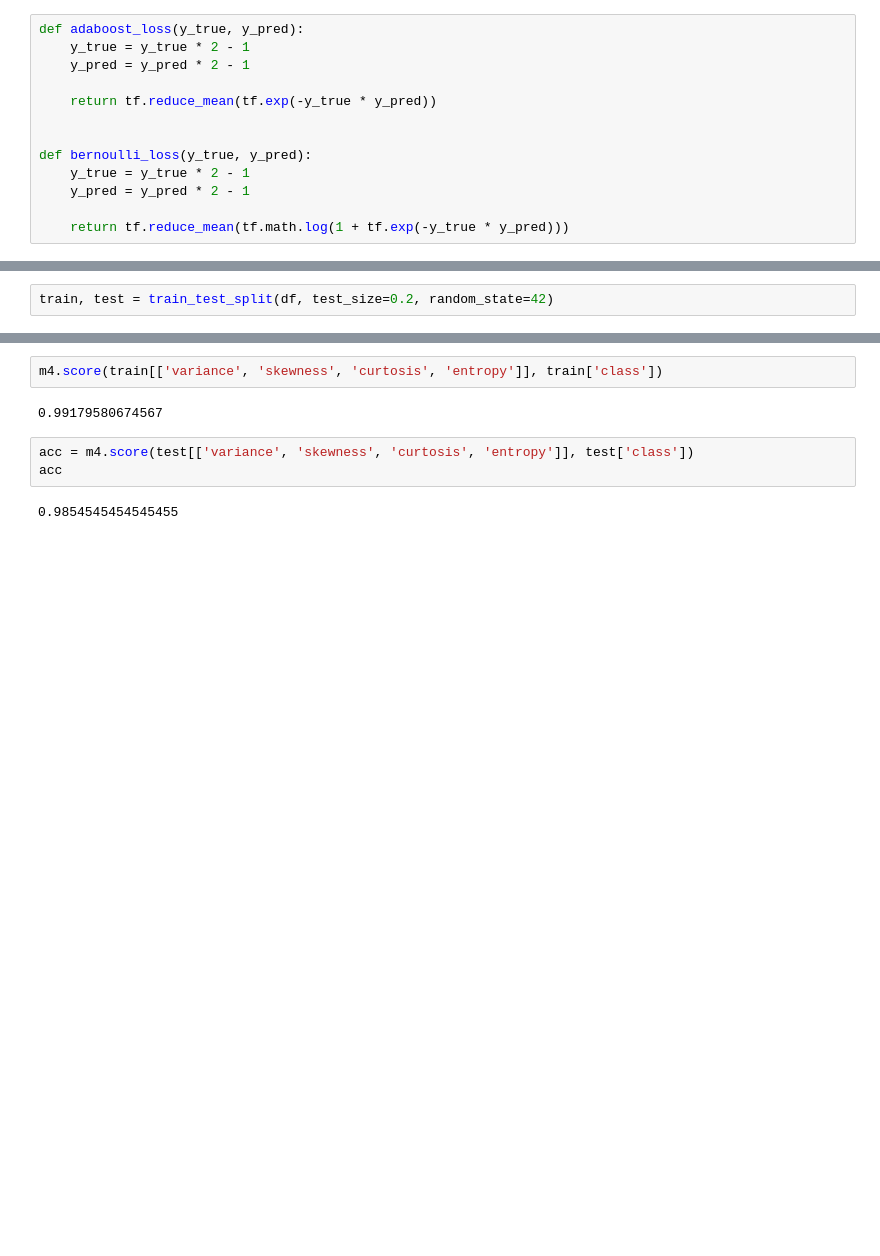
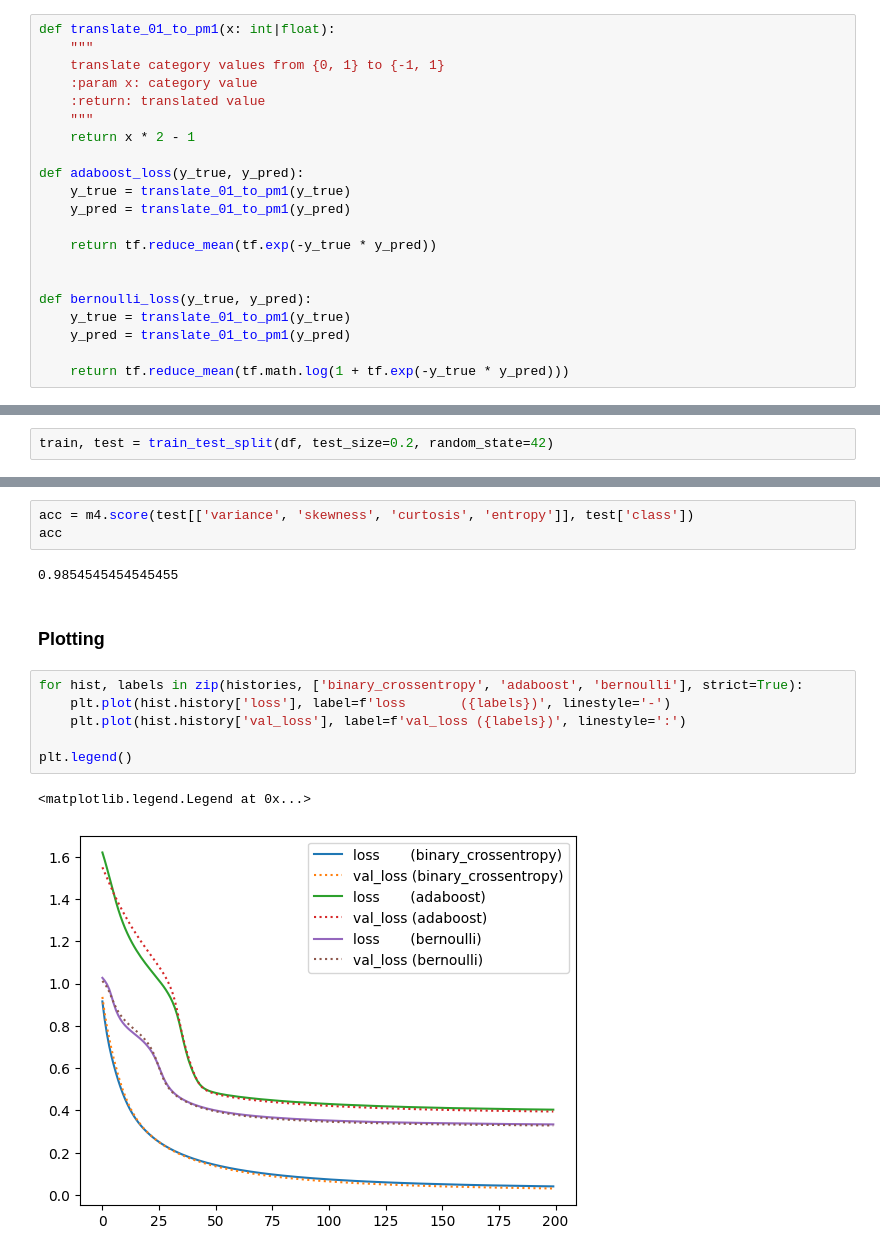
Before and after one commit to varCODEx/labs-ml-t7-2, a Jupyter notebook: main.ipynb, the cells around one changed output, grey strips where cells are left out. Drawn from its saved outputs; the diff is of its cells as text; blank space fills up the shorter version.

```diff
--- a/main.ipynb
+++ b/main.ipynb
@@ -22,14 +49,22 @@ df['class'].value_counts()
 # %%
+def translate_01_to_pm1(x: int|float):
+    """
+    translate category values from {0, 1} to {-1, 1}
+    :param x: category value
+    :return: translated value
+    """
+    return x * 2 - 1
+
 def adaboost_loss(y_true, y_pred):
-    y_true = y_true * 2 - 1
-    y_pred = y_pred * 2 - 1
+    y_true = translate_01_to_pm1(y_true)
+    y_pred = translate_01_to_pm1(y_pred)
 
     return tf.reduce_mean(tf.exp(-y_true * y_pred))
 
 
 def bernoulli_loss(y_true, y_pred):
-    y_true = y_true * 2 - 1
-    y_pred = y_pred * 2 - 1
+    y_true = translate_01_to_pm1(y_true)
+    y_pred = translate_01_to_pm1(y_pred)
 
     return tf.reduce_mean(tf.math.log(1 + tf.exp(-y_true * y_pred)))
 # %%
@@ -154,9 +125,16 @@ m4 = sklearn_LogisticRegression().fit(train[['variance', 'skewness', 'curtosis',
-# %%
-m4.score(train[['variance', 'skewness', 'curtosis', 'entropy']], train['class'])
-# %% [output]
-0.99179580674567
 # %%
 acc = m4.score(test[['variance', 'skewness', 'curtosis', 'entropy']], test['class'])
 acc
 # %% [output]
 0.9854545454545455
+# %% [markdown]
+### Plotting
+# %%
+for hist, labels in zip(histories, ['binary_crossentropy', 'adaboost', 'bernoulli'], strict=True):
+    plt.plot(hist.history['loss'], label=f'loss       ({labels})', linestyle='-')
+    plt.plot(hist.history['val_loss'], label=f'val_loss ({labels})', linestyle=':')
+
+plt.legend()
+# %% [output]
+<matplotlib.legend.Legend at 0x...>
+[figure, added]
```
Also changed, not shown: parts of 16 cells of this notebook.
